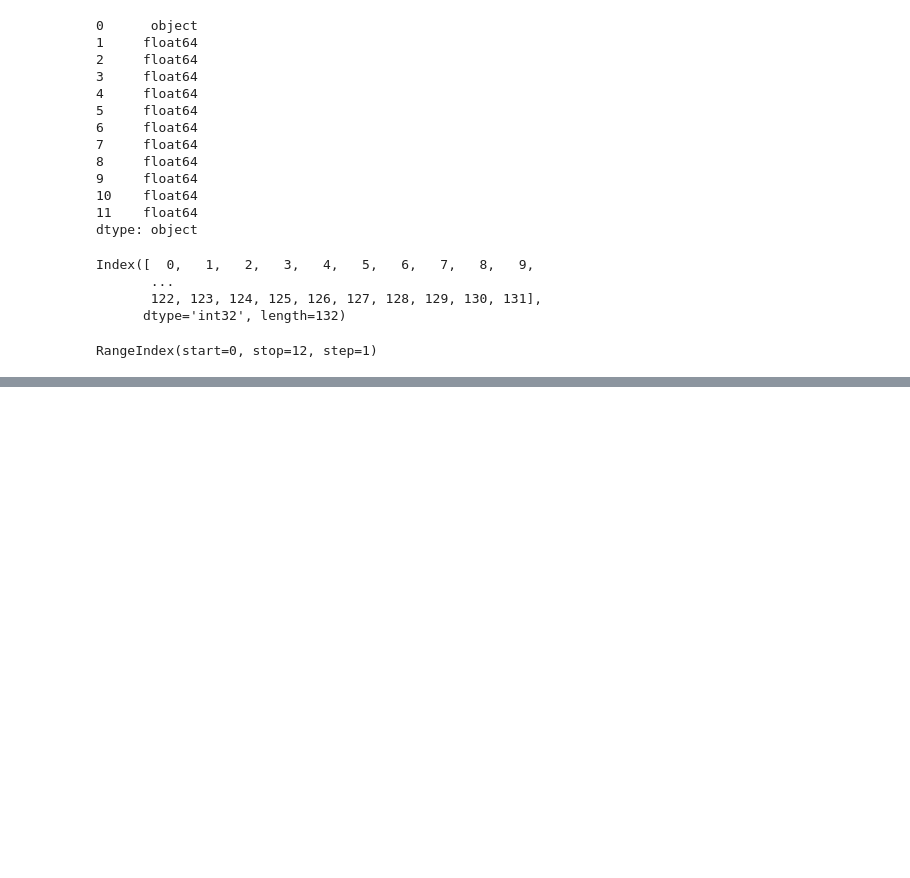
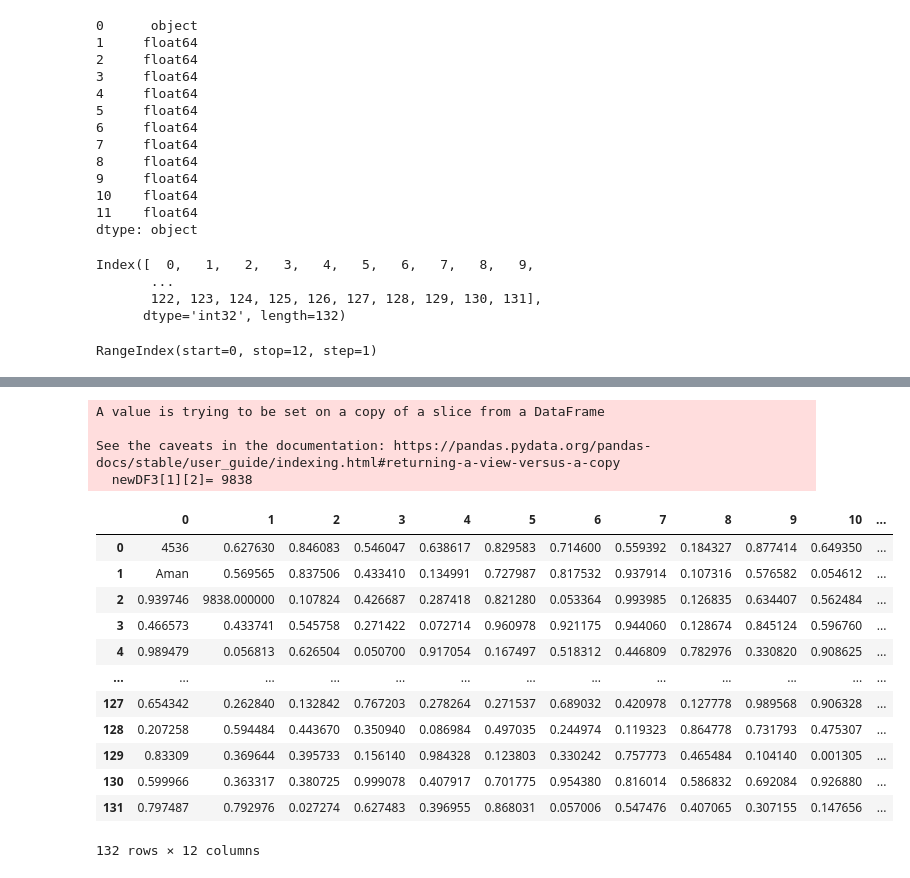
Before and after one commit to Hridayansh018/Pandas, a Jupyter notebook: Tutorial.ipynb, the cells around one changed output, grey strips where cells are left out. Cells and saved outputs as stored; diff of their text form; code cells hidden in the pictures; blank space fills up the shorter version.

```diff
--- a/Tutorial.ipynb
+++ b/Tutorial.ipynb
@@ -227,0 +289,25 @@ newDF.sort_index(axis=1, ascending=False)
+# %%
+newDF3[1][2]= 9838
+# %% [output]
+A value is trying to be set on a copy of a slice from a DataFrame
+
+See the caveats in the documentation: https://pandas.pydata.org/pandas-docs/stable/user_guide/indexing.html#returning-a-view-versus-a-copy
+  newDF3[1][2]= 9838
+# %%
+newDF3.loc[0,0] = 4536
+# %%
+newDF3
+# %% [output]
+|  | 0 | 1 | 2 | 3 | 4 | 5 | 6 | 7 | 8 | 9 | 10 | ... |
+| 0 | 4536 | 0.627630 | 0.846083 | 0.546047 | 0.638617 | 0.829583 | 0.714600 | 0.559392 | 0.184327 | 0.877414 | 0.649350 | ... |
+| 1 | Aman | 0.569565 | 0.837506 | 0.433410 | 0.134991 | 0.727987 | 0.817532 | 0.937914 | 0.107316 | 0.576582 | 0.054612 | ... |
+| 2 | 0.939746 | 9838.000000 | 0.107824 | 0.426687 | 0.287418 | 0.821280 | 0.053364 | 0.993985 | 0.126835 | 0.634407 | 0.562484 | ... |
+| 3 | 0.466573 | 0.433741 | 0.545758 | 0.271422 | 0.072714 | 0.960978 | 0.921175 | 0.944060 | 0.128674 | 0.845124 | 0.596760 | ... |
+| 4 | 0.989479 | 0.056813 | 0.626504 | 0.050700 | 0.917054 | 0.167497 | 0.518312 | 0.446809 | 0.782976 | 0.330820 | 0.908625 | ... |
+| ... | ... | ... | ... | ... | ... | ... | ... | ... | ... | ... | ... | ... |
+| 127 | 0.654342 | 0.262840 | 0.132842 | 0.767203 | 0.278264 | 0.271537 | 0.689032 | 0.420978 | 0.127778 | 0.989568 | 0.906328 | ... |
+| 128 | 0.207258 | 0.594484 | 0.443670 | 0.350940 | 0.086984 | 0.497035 | 0.244974 | 0.119323 | 0.864778 | 0.731793 | 0.475307 | ... |
+| 129 | 0.83309 | 0.369644 | 0.395733 | 0.156140 | 0.984328 | 0.123803 | 0.330242 | 0.757773 | 0.465484 | 0.104140 | 0.001305 | ... |
+| 130 | 0.599966 | 0.363317 | 0.380725 | 0.999078 | 0.407917 | 0.701775 | 0.954380 | 0.816014 | 0.586832 | 0.692084 | 0.926880 | ... |
+| 131 | 0.797487 | 0.792976 | 0.027274 | 0.627483 | 0.396955 | 0.868031 | 0.057006 | 0.547476 | 0.407065 | 0.307155 | 0.147656 | ... |
+132 rows × 12 columns
```
Also changed, not shown: parts of 14 cells of this notebook.
